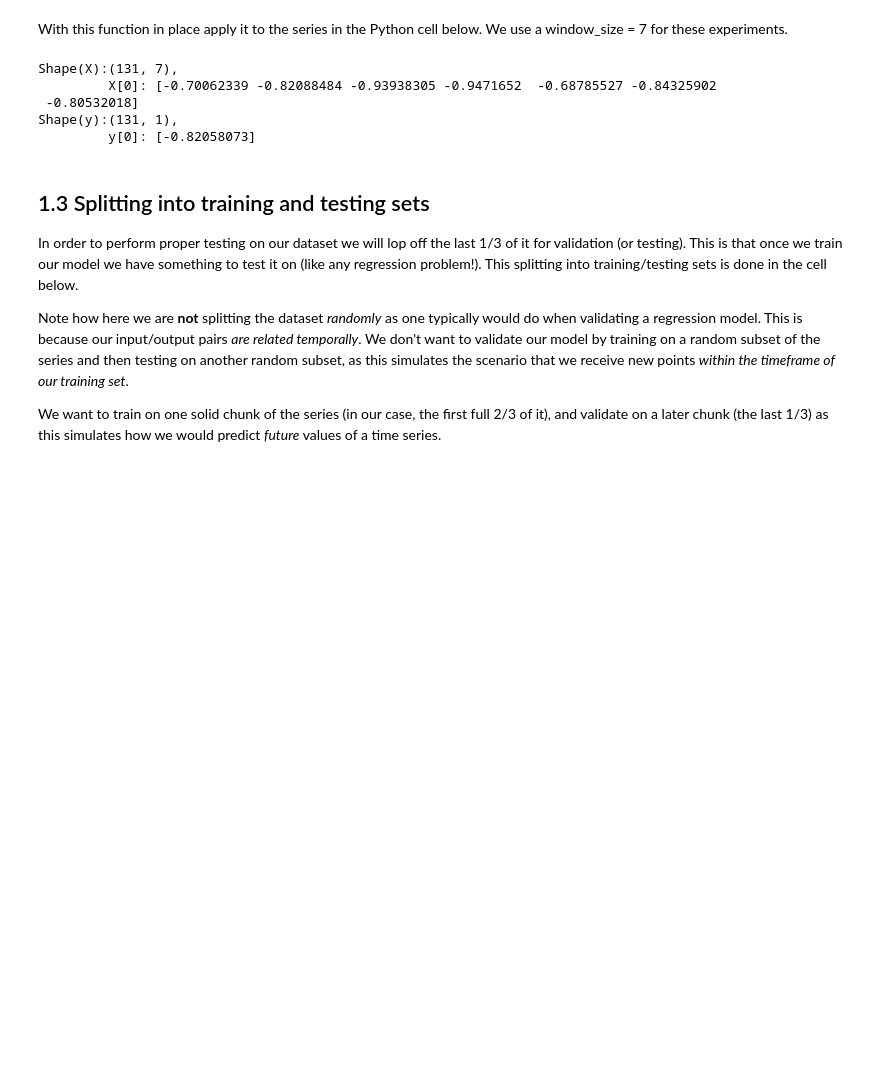
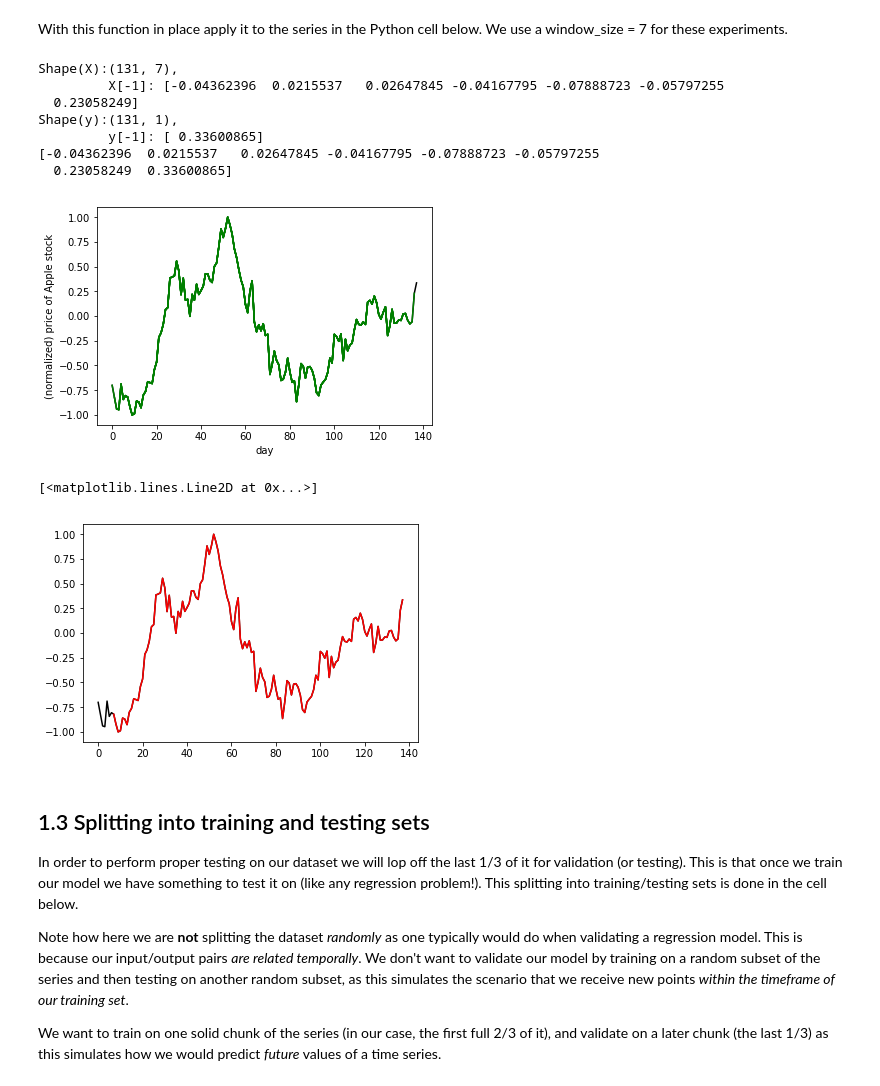
Before and after one commit to s-reaungamornrat/PyNotebook, a Jupyter notebook: aind2-rnn/RNN_project.ipynb, the cells around one changed output. Drawn from its saved outputs; the diff is of its cells as text; code cells hidden in the pictures; blank space fills up the shorter version.

```diff
--- a/aind2-rnn/RNN_project.ipynb
+++ b/aind2-rnn/RNN_project.ipynb
@@ -171,14 +171,40 @@ With this function in place apply it to the series in the Python cell below.  We
 # window the data using your windowing function
 window_size = 7
 X,y = window_transform_series(series = dataset,window_size = window_size)
-print('Shape(X):{}, \n\t X[0]: {}'.format(X.shape, X[0]))
-print('Shape(y):{}, \n\t y[0]: {}'.format(y.shape, y[0]))
+print('Shape(X):{}, \n\t X[-1]: {}'.format(X.shape, X[-1]))
+print('Shape(y):{}, \n\t y[-1]: {}'.format(y.shape, y[-1]))
+print(dataset[-8:])
 # %% [output]
 Shape(X):(131, 7),
-         X[0]: [-0.70062339 -0.82088484 -0.93938305 -0.9471652  -0.68785527 -0.84325902
- -0.80532018]
+         X[-1]: [-0.04362396  0.0215537   0.02647845 -0.04167795 -0.07888723 -0.05797255
+  0.23058249]
 Shape(y):(131, 1),
-         y[0]: [-0.82058073]
+         y[-1]: [ 0.33600865]
+[-0.04362396  0.0215537   0.02647845 -0.04167795 -0.07888723 -0.05797255
+  0.23058249  0.33600865]
+# %%
+### Plot everything - the original series as well as predictions on training and testing sets
+import matplotlib.pyplot as plt
+%matplotlib inline
+
+# plot original series
+plt.plot(dataset,color = 'k')
+for i, sequence in enumerate(X):
+    plt.plot(np.arange(i, i+len(sequence)), sequence,color = 'g', linestyle='-')
+
+# pretty up graph
+plt.xlabel('day')
+plt.ylabel('(normalized) price of Apple stock')
+plt.show()
+
+fig = plt.figure()
+ax = plt.axes()
+ax.plot(dataset,color = 'k');
+plt.plot(np.arange(window_size, window_size+len(y)), y,color = 'r', linestyle='-')
+# %% [output]
+[figure, added]
+[<matplotlib.lines.Line2D at 0x...>]
+[figure, added]
 # %% [markdown]
 ## 1.3  Splitting into training and testing sets
 
```
Also changed, not shown: parts of 13 cells of this notebook, 3 other files.
